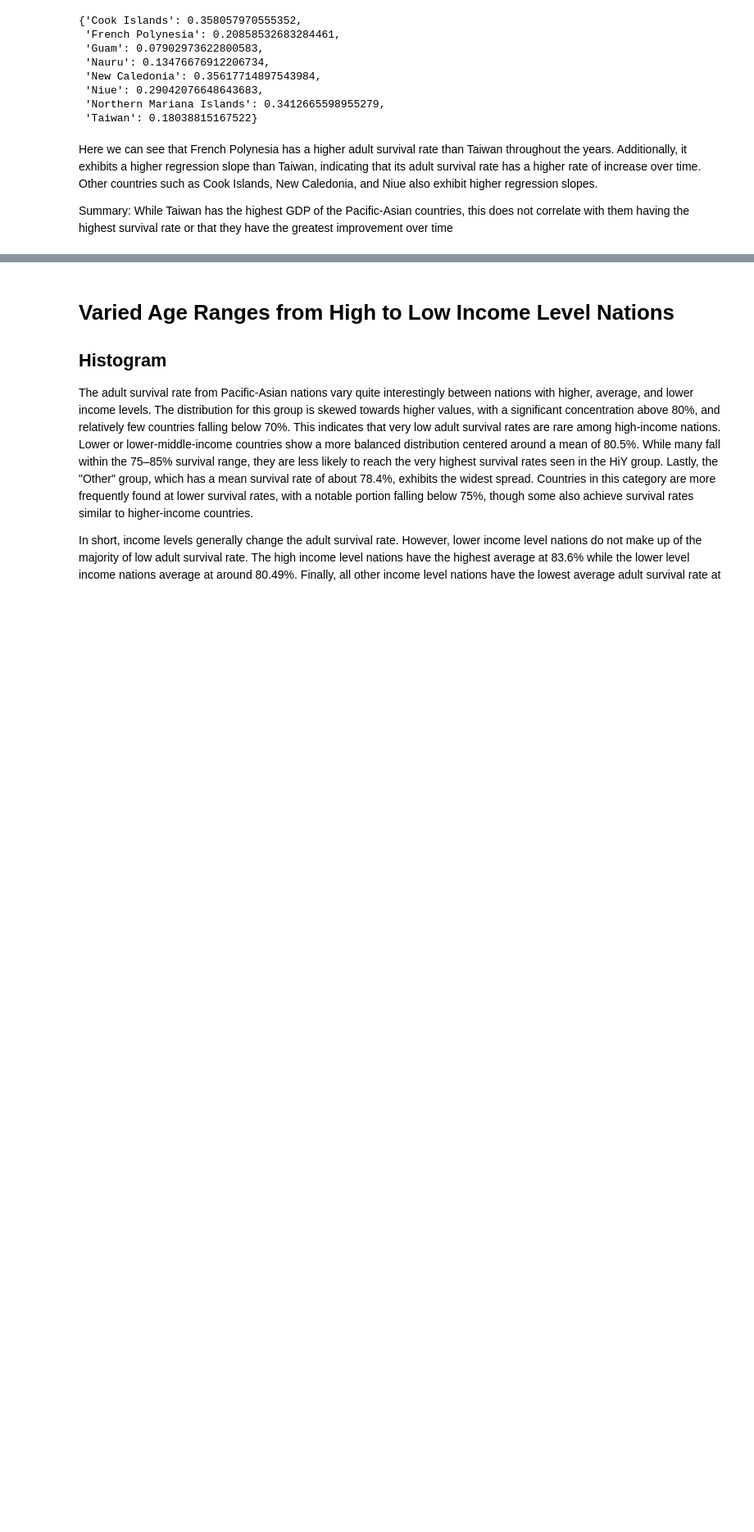
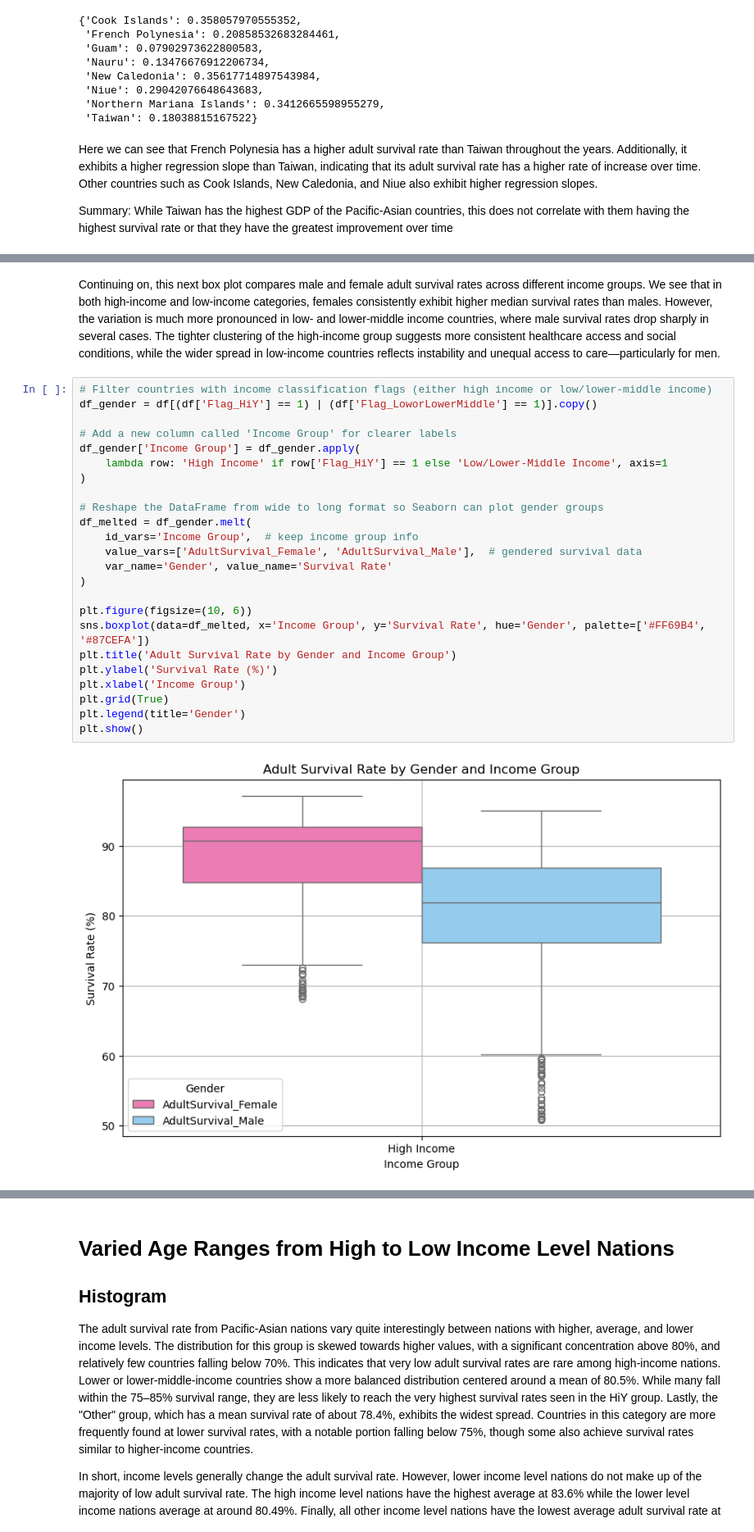
Before and after one commit to And-Y42/qtm151-s25, a Jupyter notebook: final_projects/project.ipynb, the cells around one changed output, grey strips where cells are left out. Shown at 82% size. Drawn from its saved outputs; the diff is of its cells as text; blank space fills up the shorter version.

```diff
--- a/final_projects/project.ipynb
+++ b/final_projects/project.ipynb
@@ -152,0 +174,28 @@ Boxplot
+# %% [markdown]
+Continuing on, this next box plot compares male and female adult survival rates across different income groups. We see that in both high-income and low-income categories, females consistently exhibit higher median survival rates than males. However, the variation is much more pronounced in low- and lower-middle income countries, where male survival rates drop sharply in several cases. The tighter clustering of the high-income group suggests more consistent healthcare access and social conditions, while the wider spread in low-income countries reflects instability and unequal access to care—particularly for men.
+# %%
+# Filter countries with income classification flags (either high income or low/lower-middle income)
+df_gender = df[(df['Flag_HiY'] == 1) | (df['Flag_LoworLowerMiddle'] == 1)].copy()
+
+# Add a new column called 'Income Group' for clearer labels
+df_gender['Income Group'] = df_gender.apply(
+    lambda row: 'High Income' if row['Flag_HiY'] == 1 else 'Low/Lower-Middle Income', axis=1
+)
+
+# Reshape the DataFrame from wide to long format so Seaborn can plot gender groups
+df_melted = df_gender.melt(
+    id_vars='Income Group',  # keep income group info
+    value_vars=['AdultSurvival_Female', 'AdultSurvival_Male'],  # gendered survival data
+    var_name='Gender', value_name='Survival Rate'
+)
+
+plt.figure(figsize=(10, 6))
+sns.boxplot(data=df_melted, x='Income Group', y='Survival Rate', hue='Gender', palette=['#FF69B4', '#87CEFA'])
+plt.title('Adult Survival Rate by Gender and Income Group')
+plt.ylabel('Survival Rate (%)')
+plt.xlabel('Income Group')
+plt.grid(True)
+plt.legend(title='Gender')
+plt.show()
+# %% [output]
+[figure, added]
```
Also changed, not shown: parts of 7 cells of this notebook, 1 other file.
